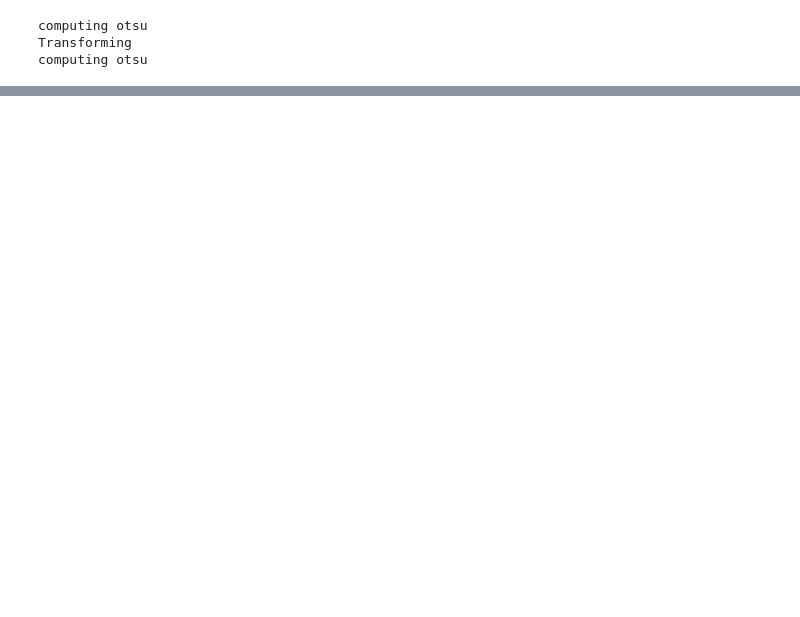
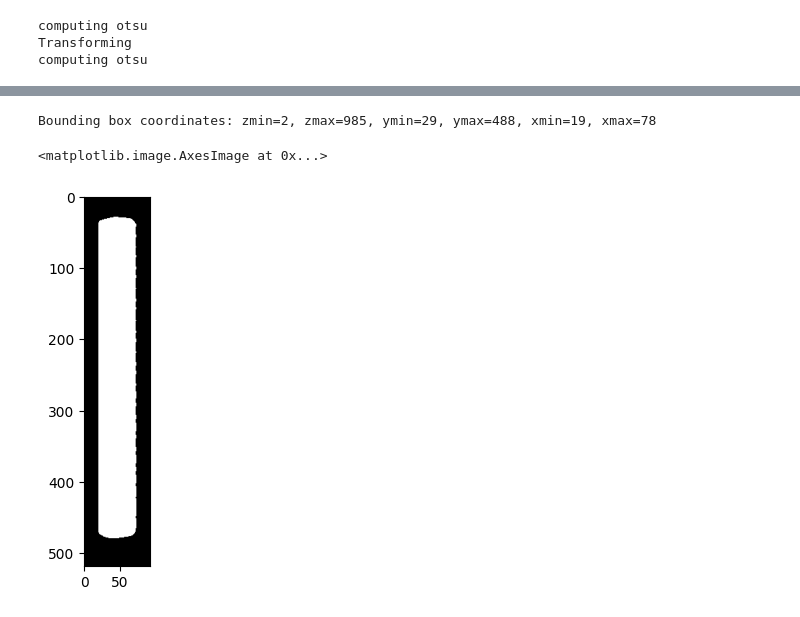
Before and after one commit to topeberti/UTvsXCT-preprocessing, a Jupyter notebook: desarrollo/aligner/pruebas2025.ipynb, the cells around one changed output, grey strips where cells are left out. Cells and saved outputs as stored; diff of their text form; code cells hidden in the pictures; blank space fills up the shorter version.

```diff
--- a/desarrollo/aligner/pruebas2025.ipynb
+++ b/desarrollo/aligner/pruebas2025.ipynb
@@ -54,2 +72,21 @@ computing otsu
+# %%
+# Find the bounding box of the object in the mask
+coords = np.where(mask)
+zmin, zmax = coords[0].min(), coords[0].max()
+ymin, ymax = coords[1].min(), coords[1].max()
+xmin, xmax = coords[2].min(), coords[2].max()
+
+print(f"Bounding box coordinates: zmin={zmin}, zmax={zmax}, ymin={ymin}, ymax={ymax}, xmin={xmin}, xmax={xmax}")
+
+# Crop both arrays
+cropped_mask = mask[zmin:zmax+1, ymin:ymax+1, xmin:xmax+1]
+cropped_aligned_volume = aligned_volume[zmin:zmax+1, ymin:ymax+1, xmin:xmax+1]
+# %% [output]
+Bounding box coordinates: zmin=2, zmax=985, ymin=29, ymax=488, xmin=19, xmax=78
+# %%
+plt.imshow(cropped_mask[30], cmap='gray')
+# %% [output]
+<matplotlib.image.AxesImage at 0x...>
+[figure, added]
 # %%
 #save the aligned volume as a tiff file
```
Also changed, not shown: parts of 6 cells of this notebook, 2 other files.
